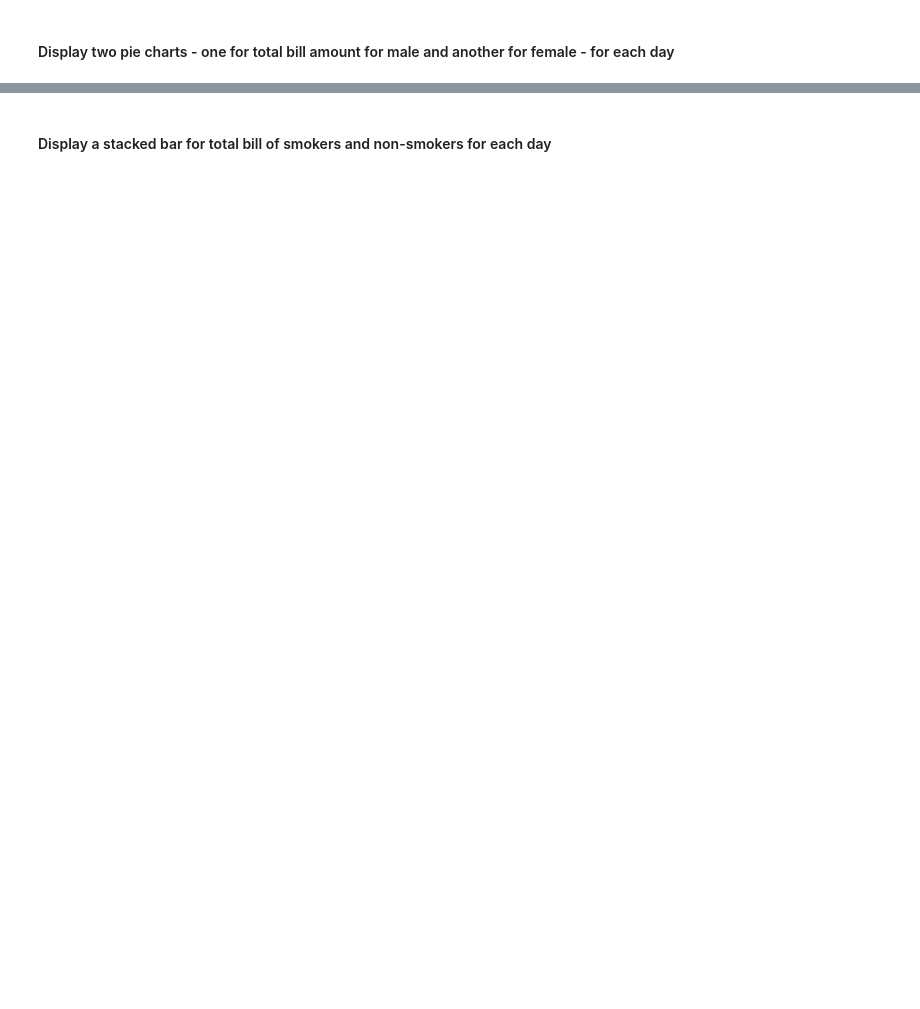
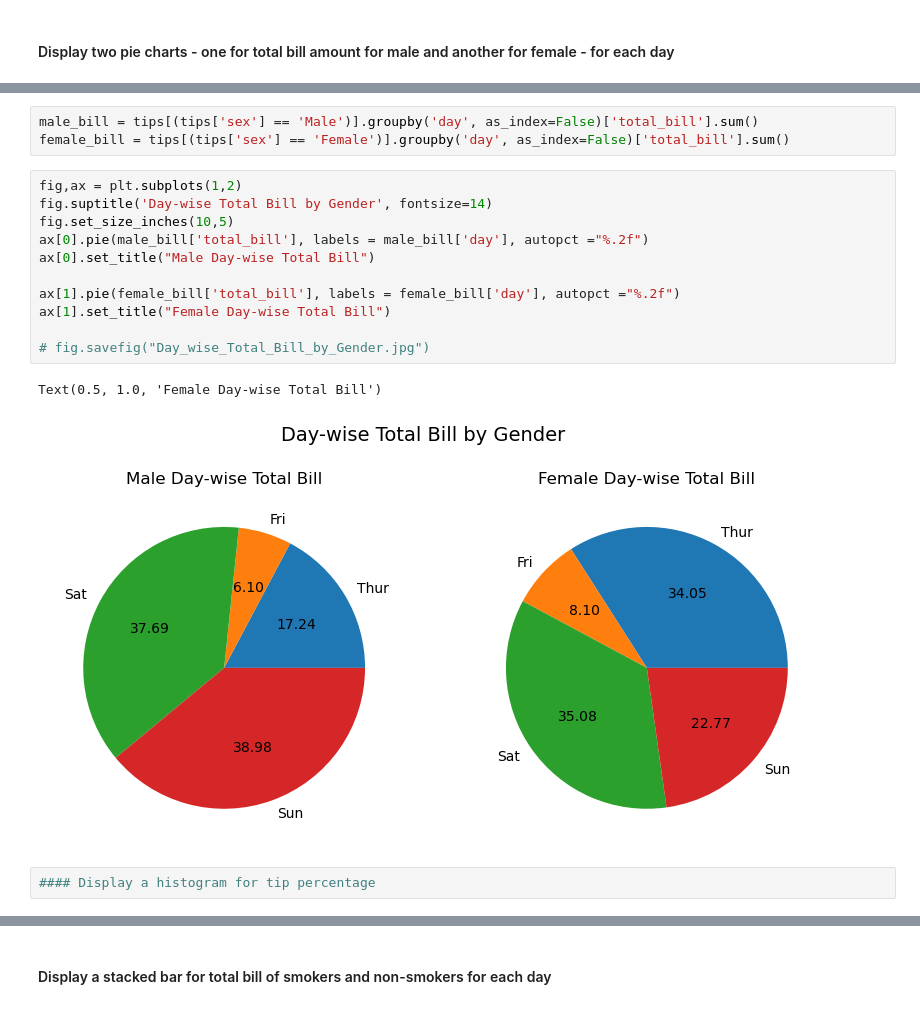
Before and after one commit to rushithadabbiru4-ai/datascience, a Jupyter notebook: matplotlib_tips_questions.ipynb, the cells around one changed output, grey strips where cells are left out. Saved outputs shown, nothing was run; the diff lists cells and outputs as text; blank space fills up the shorter version.

```diff
--- a/matplotlib_tips_questions.ipynb
+++ b/matplotlib_tips_questions.ipynb
@@ -27,0 +58,19 @@ tips.head()
+# %%
+male_bill = tips[(tips['sex'] == 'Male')].groupby('day', as_index=False)['total_bill'].sum()
+female_bill = tips[(tips['sex'] == 'Female')].groupby('day', as_index=False)['total_bill'].sum()
+# %%
+fig,ax = plt.subplots(1,2)
+fig.suptitle('Day-wise Total Bill by Gender', fontsize=14)
+fig.set_size_inches(10,5)
+ax[0].pie(male_bill['total_bill'], labels = male_bill['day'], autopct ="%.2f")
+ax[0].set_title("Male Day-wise Total Bill")
+
+ax[1].pie(female_bill['total_bill'], labels = female_bill['day'], autopct ="%.2f")
+ax[1].set_title("Female Day-wise Total Bill")
+
+# fig.savefig("Day_wise_Total_Bill_by_Gender.jpg")
+# %% [output]
+Text(0.5, 1.0, 'Female Day-wise Total Bill')
+[figure, added]
+# %%
+#### Display a histogram for tip percentage
```
Also changed, not shown: parts of 16 cells of this notebook.
